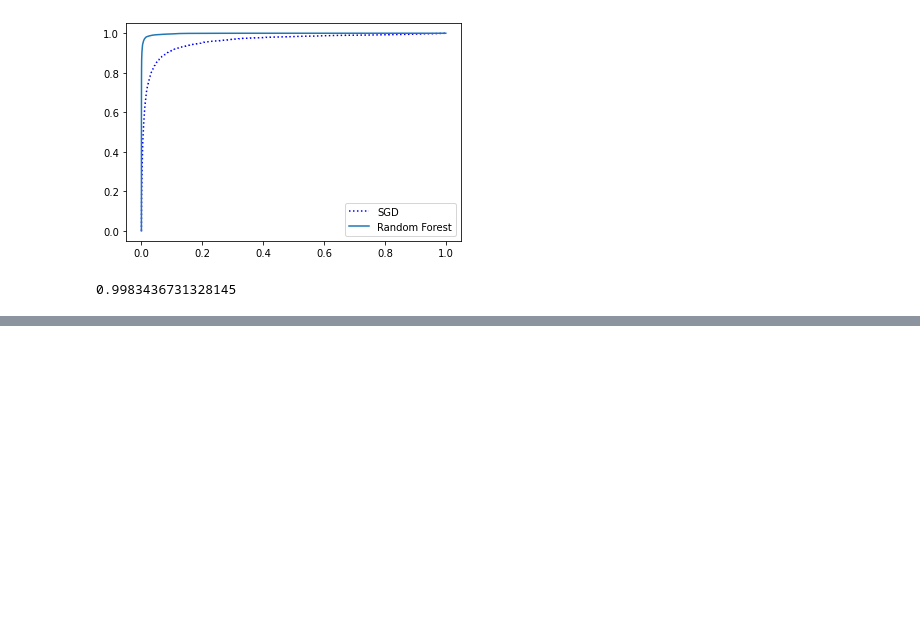
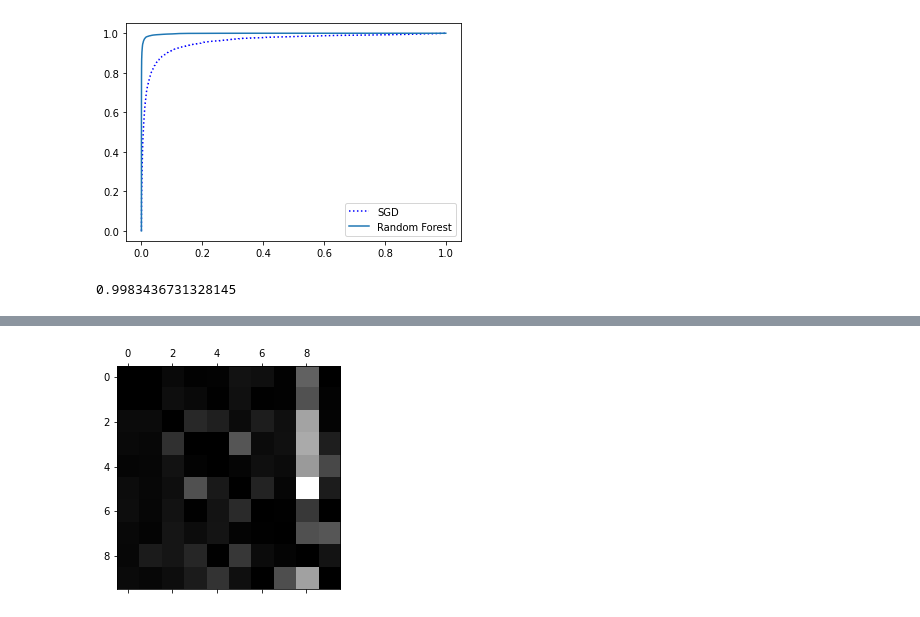
Before and after one commit to ITS-PLAY/deep_learning_algo, a Jupyter notebook: 第三章分类.ipynb, the cells around one changed output, grey strips where cells are left out. Cells and saved outputs as stored; diff of their text form; code cells hidden in the pictures; blank space fills up the shorter version.

```diff
--- a/第三章分类.ipynb
+++ b/第三章分类.ipynb
@@ -185,0 +254,9 @@ roc_auc_score(y_train_5,y_scores_forest)
+# %%
+row_sums = conf_mx.sum(axis=1, keepdims=True)
+norm_conf_mx = conf_mx / row_sums
+
+fill_diagonal(norm_conf_mx, 0)
+plt.matshow(norm_conf_mx, cmap=plt.cm.gray)
+plt.show()
+# %% [output]
+[figure, added]
```
Also changed, not shown: parts of 18 cells of this notebook, 1 other file.
